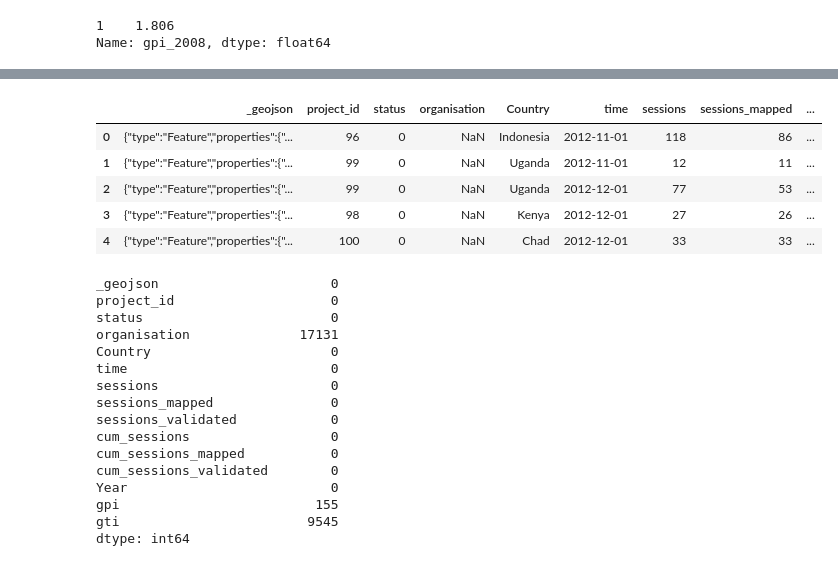
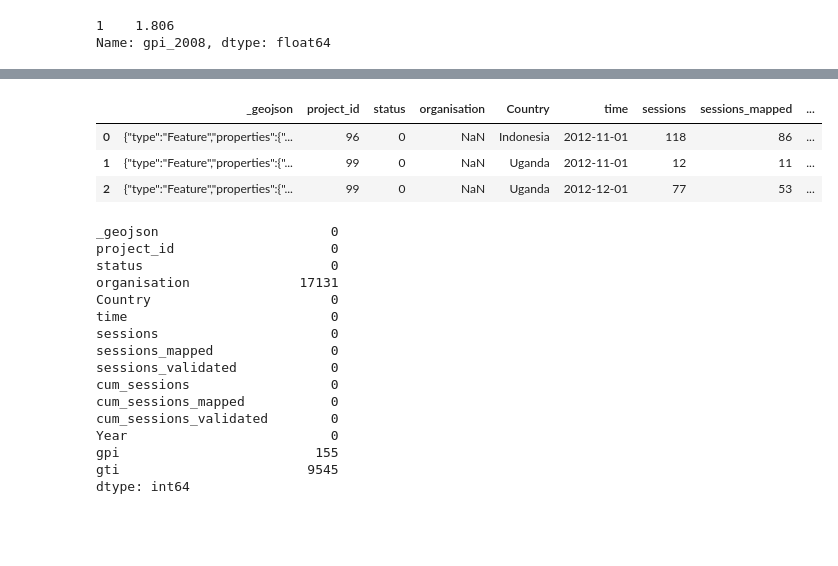
Before and after one commit to SIDIBEMoussa/Humanitarian-activity-analysis, a Jupyter notebook: EDA Notebooks/05 - Final_Data_Processing.ipynb, the cells around one changed output, grey strips where cells are left out. Saved outputs shown, nothing was run; the diff lists cells and outputs as text; code cells hidden in the pictures; blank space fills up the shorter version.

```diff
--- a/EDA Notebooks/05 - Final_Data_Processing.ipynb
+++ b/EDA Notebooks/05 - Final_Data_Processing.ipynb
@@ -176,16 +168,7 @@ def fill_with_external_data(df1, df2, suffix):
 
             if temp_col in temp_df2.columns:
 
-                #index = df1[(df1["Country"] == country) & (df1["Year"] == year)].index
-
-                #df1.loc[index,to_add_col] = temp_df2[temp_col]
-
-                #print(df1[(df1["Country"] == country) & (df1["Year"] == year)][to_add_col])
-                #print(temp_df2[temp_col])
-
                 if len(temp_df2[temp_col].values) == 1:
-
-                    #print(temp_df2[temp_col].values.item())
 
                     dict_to["Country"].append(country)
                     dict_to["Year"].append(year)
@@ -198,7 +181,8 @@ def fill_with_external_data(df1, df2, suffix):
                 dict_to[suffix].append(np.NaN)
 
     outputfile = pd.DataFrame(dict_to)
-    temp = pd.merge(activity_by_month,outputfile)
+
+    temp = pd.merge(df1, outputfile)
 
     return temp
 # %%
@@ -226,12 +192,8 @@ temp_outputfile.head()
-# %%
-temp = pd.merge(temp_outputfile,outputfile)
-
-temp.head()
-# %% [output]
-|  | _geojson | project_id | status | organisation | Country | time | sessions | sessions_mapped | ... |
-| 0 | {"type":"Feature","properties":{"... | 96 | 0 | NaN | Indonesia | 2012-11-01 | 118 | 86 | ... |
-| 1 | {"type":"Feature","properties":{"... | 99 | 0 | NaN | Uganda | 2012-11-01 | 12 | 11 | ... |
-| 2 | {"type":"Feature","properties":{"... | 99 | 0 | NaN | Uganda | 2012-12-01 | 77 | 53 | ... |
-| 3 | {"type":"Feature","properties":{"... | 98 | 0 | NaN | Kenya | 2012-12-01 | 27 | 26 | ... |
-| 4 | {"type":"Feature","properties":{"... | 100 | 0 | NaN | Chad | 2012-12-01 | 33 | 33 | ... |
+# %%
+outputfile.head(3)
+# %% [output]
+|  | _geojson | project_id | status | organisation | Country | time | sessions | sessions_mapped | ... |
+| 0 | {"type":"Feature","properties":{"... | 96 | 0 | NaN | Indonesia | 2012-11-01 | 118 | 86 | ... |
+| 1 | {"type":"Feature","properties":{"... | 99 | 0 | NaN | Uganda | 2012-11-01 | 12 | 11 | ... |
+| 2 | {"type":"Feature","properties":{"... | 99 | 0 | NaN | Uganda | 2012-12-01 | 77 | 53 | ... |
 # %%
```
Also changed, not shown: parts of 10 cells of this notebook, 5 other files.
